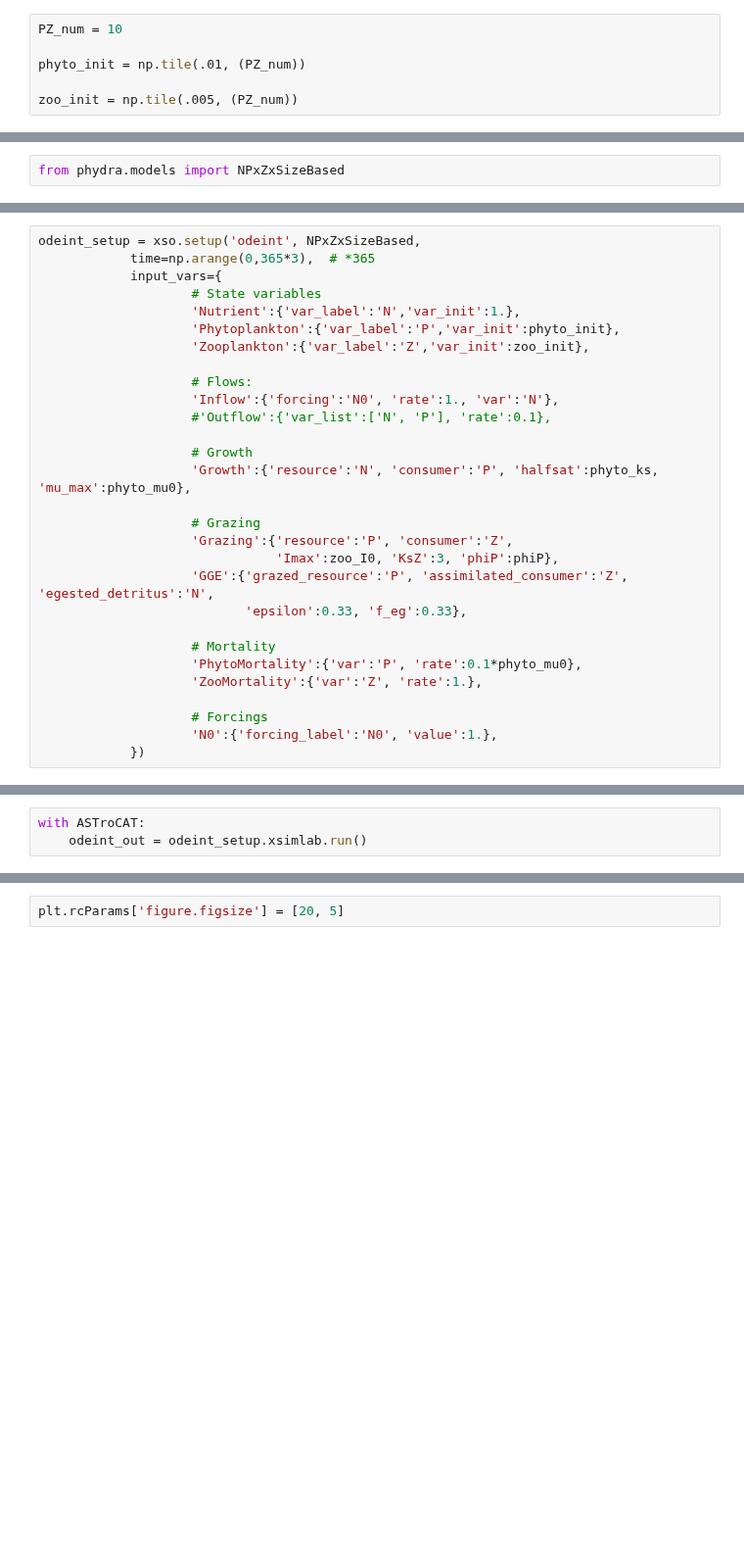
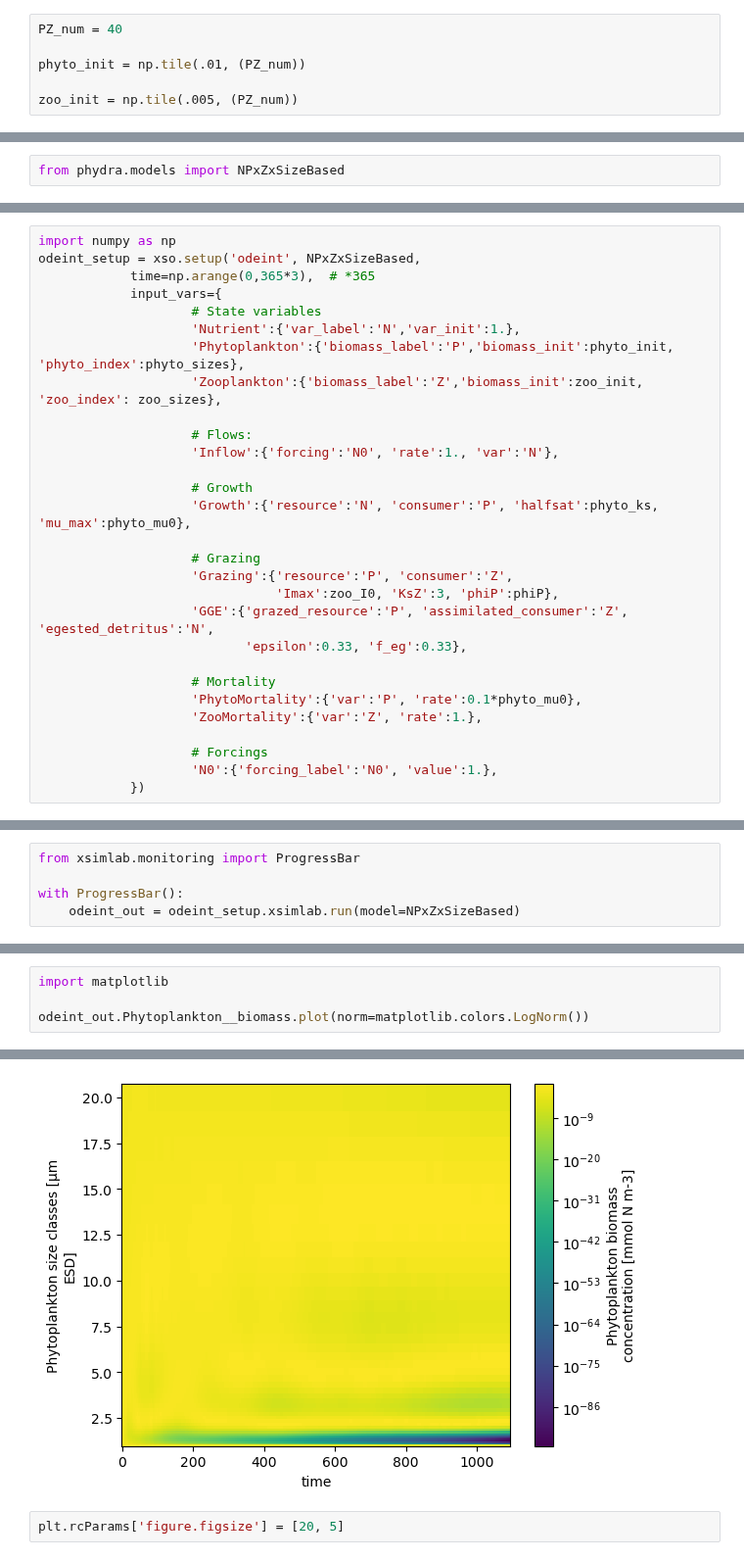
Before and after one commit to ben1post/phydra, a Jupyter notebook: examples/ZeroD_NPxZx_Chemostat.ipynb, the cells around one changed output, grey strips where cells are left out. Shown at 98% size. Cells and saved outputs as stored; diff of their text form; blank space fills up the shorter version.

```diff
--- a/examples/ZeroD_NPxZx_Chemostat.ipynb
+++ b/examples/ZeroD_NPxZx_Chemostat.ipynb
@@ -12,7 +12,7 @@ import matplotlib.pyplot as plt
 # %% [markdown]
 # Parameter helping functions (Size Arrays & Allometries)
 # %%
-PZ_num = 10
+PZ_num = 40
 
 phyto_init = np.tile(.01, (PZ_num))
 
@@ -157,15 +159,15 @@ Solver
 # %%
+import numpy as np
 odeint_setup = xso.setup('odeint', NPxZxSizeBased,
             time=np.arange(0,365*3),  # *365
             input_vars={
                     # State variables
                     'Nutrient':{'var_label':'N','var_init':1.},
-                    'Phytoplankton':{'var_label':'P','var_init':phyto_init},
-                    'Zooplankton':{'var_label':'Z','var_init':zoo_init},
+                    'Phytoplankton':{'biomass_label':'P','biomass_init':phyto_init, 'phyto_index':phyto_sizes},
+                    'Zooplankton':{'biomass_label':'Z','biomass_init':zoo_init, 'zoo_index': zoo_sizes},
 
                     # Flows:
                     'Inflow':{'forcing':'N0', 'rate':1., 'var':'N'},
-                    #'Outflow':{'var_list':['N', 'P'], 'rate':0.1},
 
                     # Growth
                     'Growth':{'resource':'N', 'consumer':'P', 'halfsat':phyto_ks, 'mu_max':phyto_mu0},
@@ -188,3 +187,0 @@ KeyError: "('N0', 'value'), ('N0', 'forcing_label') is/are not valid key(s) for
-# %%
-with ASTroCAT:
-    odeint_out = odeint_setup.xsimlab.run()
@@ -203,0 +208,5 @@ odeint_out.Phytoplankton__var_value.plot()
+# %%
+from xsimlab.monitoring import ProgressBar
+
+with ProgressBar():
+    odeint_out = odeint_setup.xsimlab.run(model=NPxZxSizeBased)
@@ -203,0 +235,5 @@ odeint_out.Phytoplankton__var_value.plot()
+# %%
+import matplotlib
+
+odeint_out.Phytoplankton__biomass.plot(norm=matplotlib.colors.LogNorm())
+# %% [output]
@@ -204,3 +241,4 @@ odeint_out.Phytoplankton__var_value.plot()
+[figure, added]
 # %%
 plt.rcParams['figure.figsize'] = [20, 5]
 # %%
```
Also changed, not shown: parts of 18 cells of this notebook, 10 other files.
